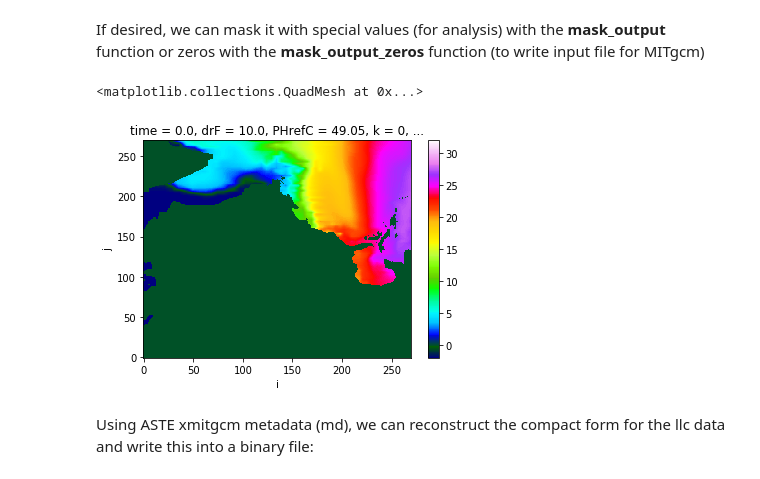
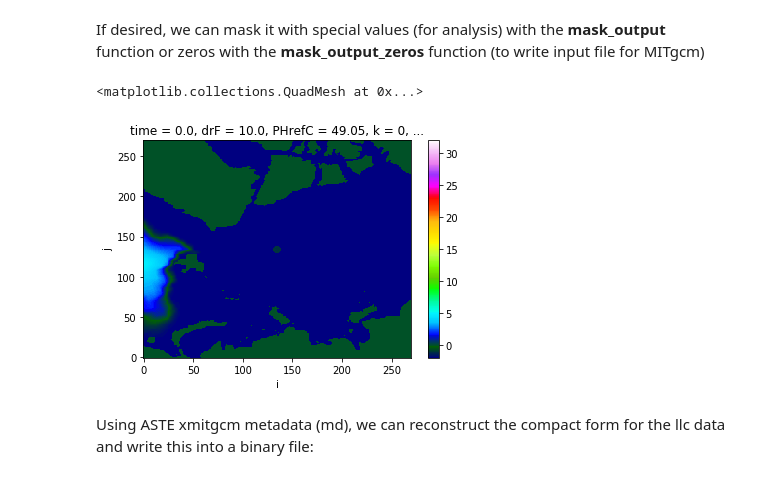
Before and after one commit to raphaeldussin/MITgcm-recipes, a Jupyter notebook: examples/Initial_condition_from_GECCO.ipynb, the cells around one changed output. Drawn from its saved outputs; the diff is of its cells as text; code cells hidden in the pictures.

```diff
--- a/examples/Initial_condition_from_GECCO.ipynb
+++ b/examples/Initial_condition_from_GECCO.ipynb
@@ -149,0 +165,3 @@ gecco_drowned_T['temp'].sel(Depth=5).plot(vmin=-2, vmax=32, cmap='gist_ncar')
+# %%
+gecco_T_ic['heff'] = gecco_T_ic['heff'].fillna(0).where(gecco_T_ic['temp'].sel(Depth=5) <9000)
+gecco_T_ic['area'] = gecco_T_ic['area'].fillna(0).where(gecco_T_ic['temp'].sel(Depth=5) <9000)
@@ -150,14 +173,26 @@ gecco_drowned_T['temp'].sel(Depth=5).plot(vmin=-2, vmax=32, cmap='gist_ncar')
 # %% [markdown]
 The ocean point are kept intact but land points are filled with ocean values. Let's now proceed with the other variables:
 # %%
+# salt
 drowned_salt = MITgcm_recipes.regridding.drown_field(gecco_T_ic, 'salt', dims_drown=['lat', 'lon'],
                                                      mask=None, periodicity=0)
 gecco_drowned_T.update({'salt': drowned_salt['salt']})
 
+# ssh
 drowned_zeta = MITgcm_recipes.regridding.drown_field(gecco_T_ic, 'zeta', dims_drown=['lat', 'lon'],
                                                      mask=None, periodicity=0)
 gecco_drowned_T.update({'zeta': drowned_zeta['zeta']})
 
+# SeaIce
+drowned_area = MITgcm_recipes.regridding.drown_field(gecco_T_ic, 'area', dims_drown=['lat', 'lon'],
+                                                     mask=None, periodicity=0)
+gecco_drowned_T.update({'area': drowned_area['area']})
+
+drowned_heff = MITgcm_recipes.regridding.drown_field(gecco_T_ic, 'heff', dims_drown=['lat', 'lon'],
+                                                     mask=None, periodicity=0)
+gecco_drowned_T.update({'heff': drowned_heff['heff']})
+
+# Velocities
 gecco_drowned_U = MITgcm_recipes.regridding.drown_field(gecco_U_ic, 'u', dims_drown=['lat', 'lon'],
                                                         mask=None, periodicity=0)
 
@@ -174,8 +209,10 @@ gecco_drowned_Tz = MITgcm_recipes.vertical_interpolation(gecco_drowned_T, aste_o
                                                          depth_varin='Depth',
                                                          timevar=None)
 
-# add ssh (2d) to resulting dataset
-gecco_drowned_Tz.update({'zeta':gecco_drowned_T['zeta']})
+# add ssh and SeaIce (2d) to resulting dataset
+gecco_drowned_Tz.update({'zeta':gecco_drowned_T['zeta'],
+                         'area':gecco_drowned_T['area'],
+                         'heff':gecco_drowned_T['heff']})
 
 # U point
 gecco_drowned_Uz = MITgcm_recipes.vertical_interpolation(gecco_drowned_U, aste_out['Z'], ['u'],
@@ -213,7 +252,7 @@ Data variables:
 For scalars, we need to regrid from GECCO cell center onto cell centers of the ASTE grid. We control the origin lon/lat with lonname/latname that should point to cell center (in our case we work with 3 datasets on each U,V and T point all named lon/lat). The point='T' argument will pick MITgcm's XC/YC as our target coordinantes from the ASTE raw grid.
 Bilinear interpolation has issues with the north pole (on face 2) so we use a nearest neighbour interpolation as our backup that we're gonna blend with the results of the bilinear (faces2blend=[2]). Original grid is periodic. However, during the regridding process, we subset the source grid to the dimensions of each face for computional efficiency. This process can break the periodicity and is accounted for.
 # %%
-regrid_T = MITgcm_recipes.regridding.regrid_2_mitgcm_llc(gecco_drowned_Tz, aste_raw, ['temp', 'salt', 'zeta'],
+regrid_T = MITgcm_recipes.regridding.regrid_2_mitgcm_llc(gecco_drowned_Tz, aste_raw, ['temp', 'salt', 'zeta', 'area', 'heff'],
                                                          method='bilinear',
                                                          lonname='lon', latname='lat', point='T', faces2blend=[2],
                                                          periodic=True, reuse_weights=False)
@@ -256,10 +304,10 @@ If desired, we can mask it with special values (for analysis) with the **mask_ou
 # %%
 masked_temp = MITgcm_recipes.regridding.mask_output_zeros(regrid_T.temp, aste_out, point='T')
 # %%
-masked_temp.sel(face=4,k=0).plot(vmin=-2,vmax=32, cmap='gist_ncar')
+masked_temp.sel(face=2,k=0).plot(vmin=-2,vmax=32, cmap='gist_ncar')
 # %% [output]
 <matplotlib.collections.QuadMesh at 0x...>
-[figure, old version]
+[figure, new version]
 # %% [markdown]
 Using ASTE xmitgcm metadata (md), we can reconstruct the compact form for the llc data and write this into a binary file:
 # %%
```
Also changed, not shown: parts of 20 cells of this notebook.
